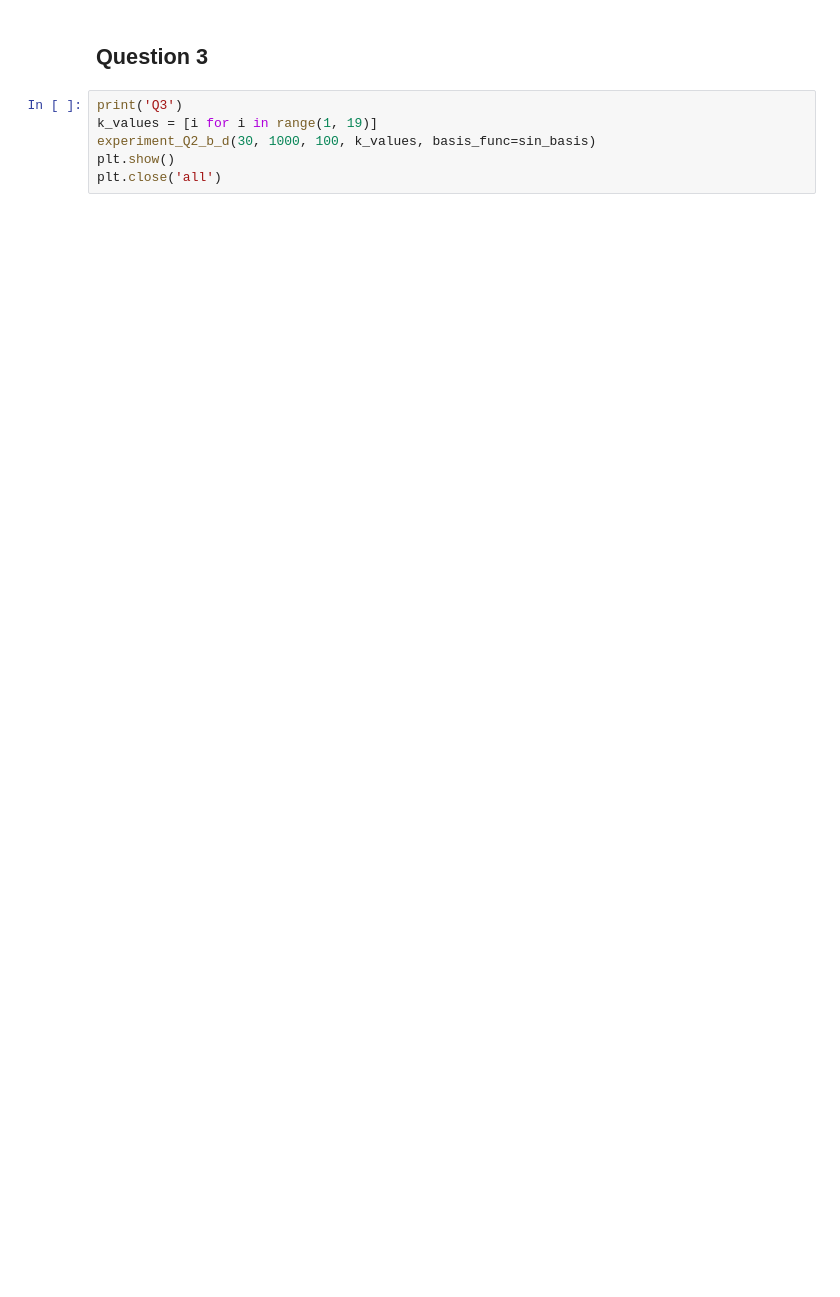
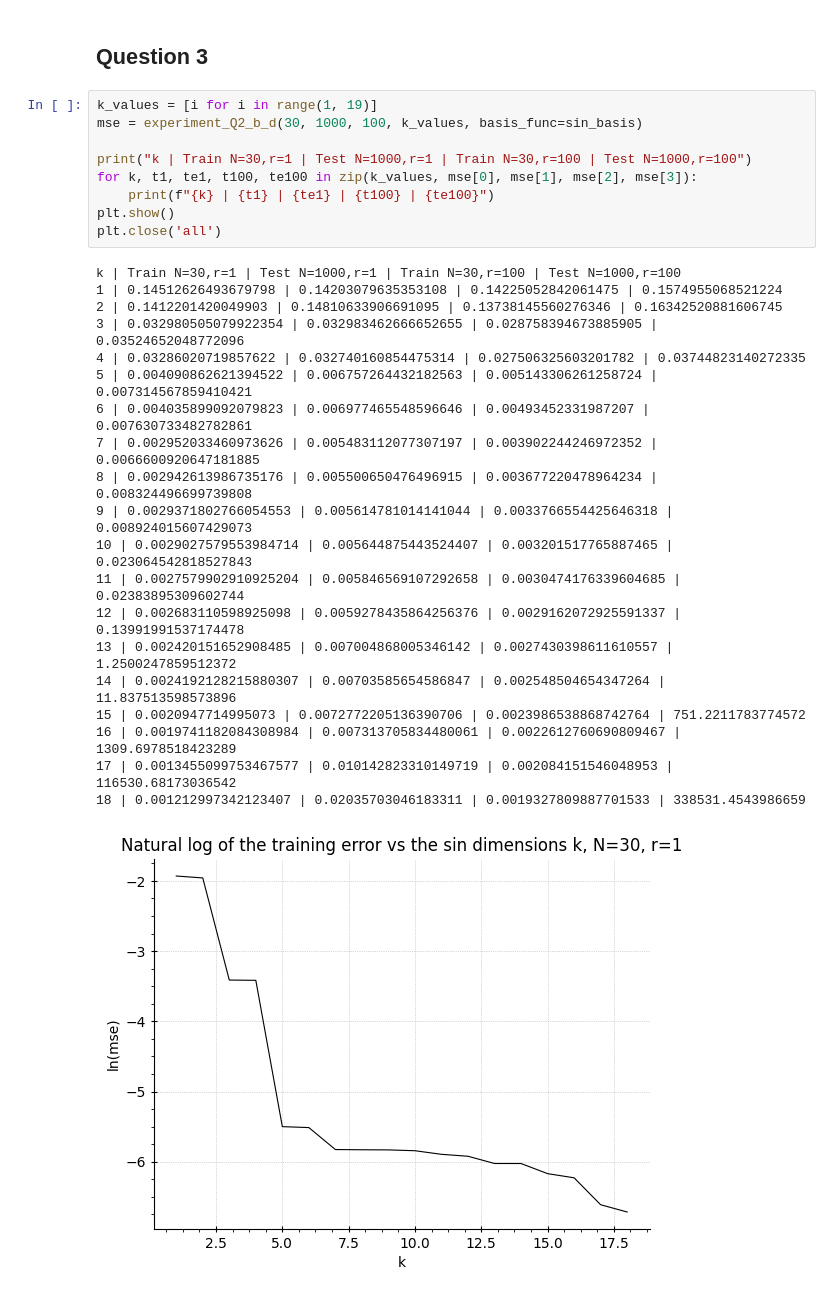
Before and after one commit to nadroj0-0/supervised_learning_coursework_1, a Jupyter notebook: Part 1 Q 1-3.ipynb, the cells around one changed output. Saved outputs shown, nothing was run; the diff lists cells and outputs as text; blank space fills up the shorter version.

```diff
--- a/Part 1 Q 1-3.ipynb
+++ b/Part 1 Q 1-3.ipynb
@@ -282,8 +324,32 @@ experiment_Q2_b_d(30, 1000, 100, k_values)
 # %% [markdown]
 ## Question 3
 # %%
-print('Q3')
 k_values = [i for i in range(1, 19)]
-experiment_Q2_b_d(30, 1000, 100, k_values, basis_func=sin_basis)
+mse = experiment_Q2_b_d(30, 1000, 100, k_values, basis_func=sin_basis)
+
+print("k | Train N=30,r=1 | Test N=1000,r=1 | Train N=30,r=100 | Test N=1000,r=100")
+for k, t1, te1, t100, te100 in zip(k_values, mse[0], mse[1], mse[2], mse[3]):
+    print(f"{k} | {t1} | {te1} | {t100} | {te100}")
 plt.show()
 plt.close('all')
+# %% [output]
+k | Train N=30,r=1 | Test N=1000,r=1 | Train N=30,r=100 | Test N=1000,r=100
+1 | 0.14512626493679798 | 0.14203079635353108 | 0.14225052842061475 | 0.1574955068521224
+2 | 0.1412201420049903 | 0.14810633906691095 | 0.13738145560276346 | 0.16342520881606745
+3 | 0.032980505079922354 | 0.032983462666652655 | 0.028758394673885905 | 0.03524652048772096
+4 | 0.03286020719857622 | 0.032740160854475314 | 0.027506325603201782 | 0.03744823140272335
+5 | 0.004090862621394522 | 0.006757264432182563 | 0.005143306261258724 | 0.007314567859410421
+6 | 0.004035899092079823 | 0.006977465548596646 | 0.00493452331987207 | 0.007630733482782861
+7 | 0.002952033460973626 | 0.005483112077307197 | 0.003902244246972352 | 0.0066600920647181885
+8 | 0.002942613986735176 | 0.005500650476496915 | 0.003677220478964234 | 0.008324496699739808
+9 | 0.0029371802766054553 | 0.005614781014141044 | 0.0033766554425646318 | 0.008924015607429073
+10 | 0.0029027579553984714 | 0.005644875443524407 | 0.003201517765887465 | 0.023064542818527843
+11 | 0.0027579902910925204 | 0.005846569107292658 | 0.0030474176339604685 | 0.02383895309602744
+12 | 0.002683110598925098 | 0.0059278435864256376 | 0.0029162072925591337 | 0.13991991537174478
+13 | 0.002420151652908485 | 0.007004868005346142 | 0.0027430398611610557 | 1.2500247859512372
+14 | 0.0024192128215880307 | 0.00703585654586847 | 0.002548504654347264 | 11.837513598573896
+15 | 0.0020947714995073 | 0.0072772205136390706 | 0.0023986538868742764 | 751.2211783774572
+16 | 0.0019741182084308984 | 0.007313705834480061 | 0.0022612760690809467 | 1309.6978518423289
+17 | 0.0013455099753467577 | 0.010142823310149719 | 0.002084151546048953 | 116530.68173036542
+18 | 0.001212997342123407 | 0.02035703046183311 | 0.0019327809887701533 | 338531.4543986659
+[figure, added]
```
Also changed, not shown: parts of 8 cells of this notebook, 3 other files.
